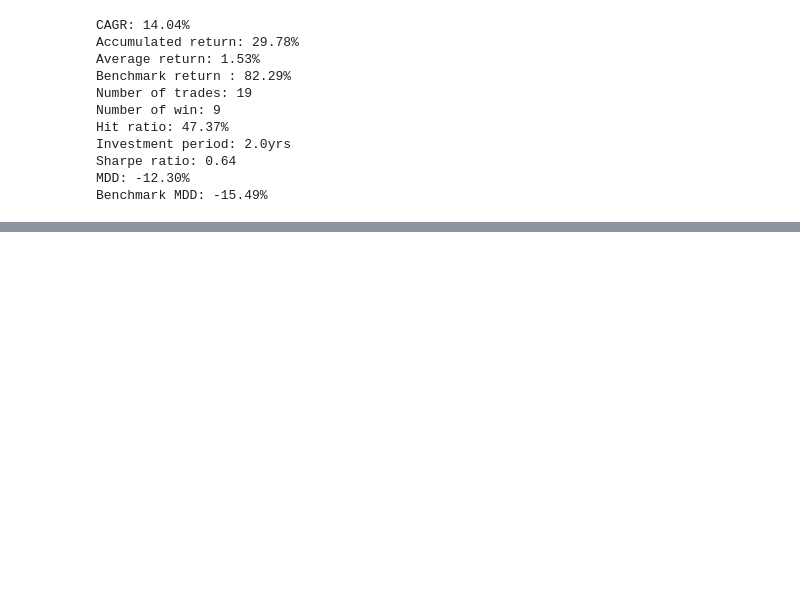
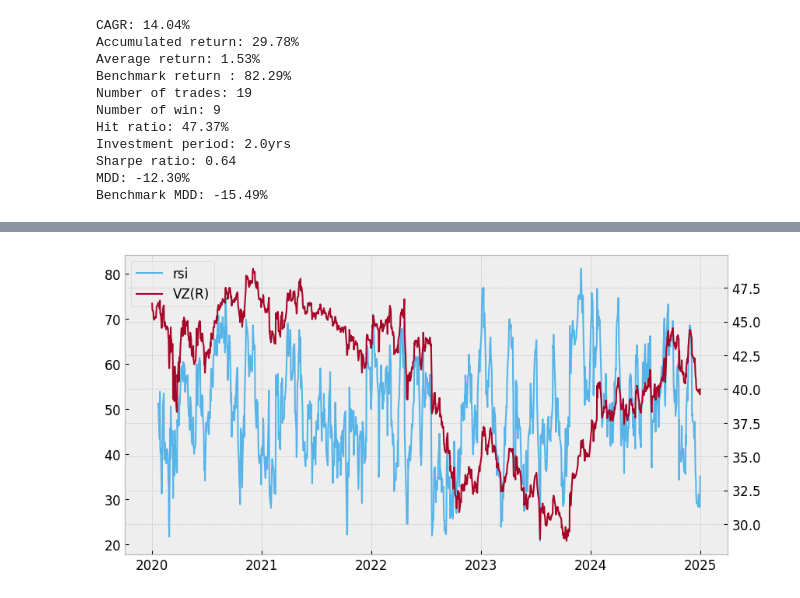
Before and after one commit to djimme/finterstellarDJ, a Jupyter notebook: Quant ch3.ipynb, the cells around one changed output, grey strips where cells are left out. Drawn from its saved outputs; the diff is of its cells as text; code cells hidden in the pictures; blank space fills up the shorter version.

```diff
--- a/Quant ch3.ipynb
+++ b/Quant ch3.ipynb
@@ -115,0 +143,4 @@ fs.draw_trade_results(df_msft)
+# %%
+fs.draw_chart(df_vz, left='rsi', right=symbol)
+# %% [output]
+[figure, added]
```
Also changed, not shown: parts of 13 cells of this notebook.
